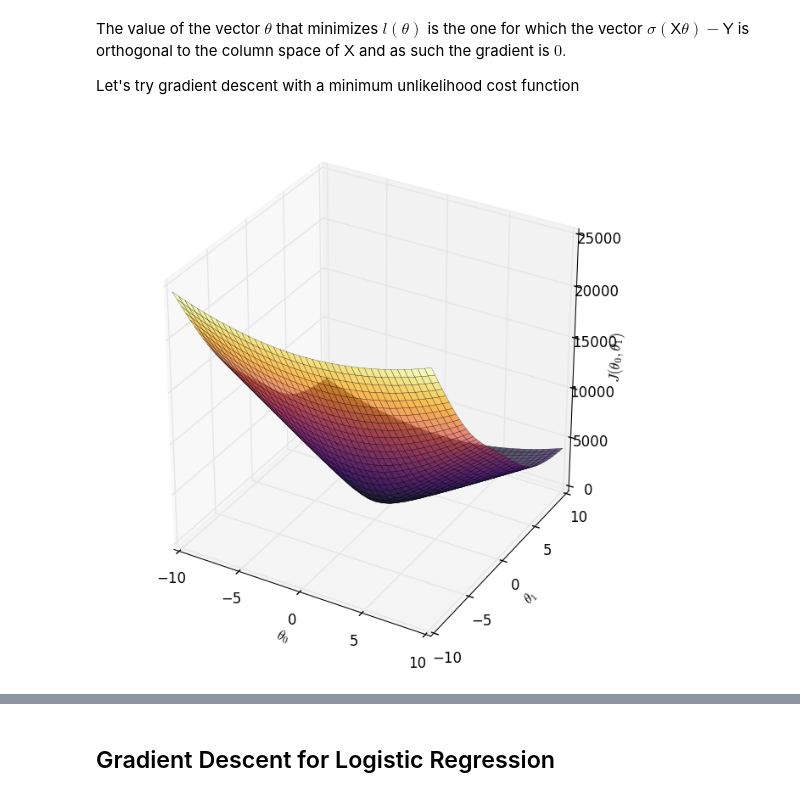
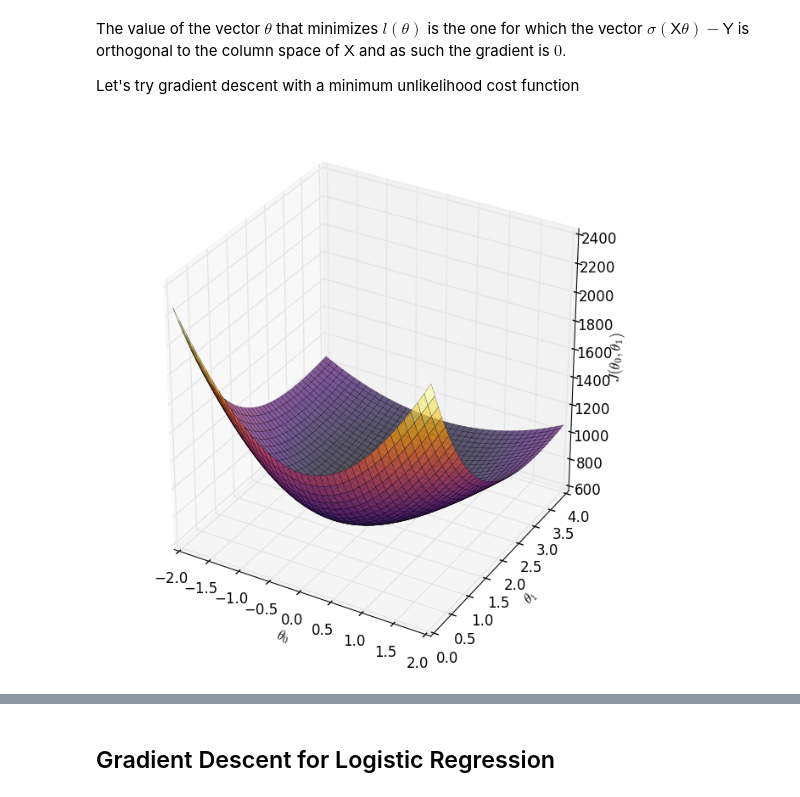
Before and after one commit to ztultrebor/Algorithms, a Jupyter notebook: ML/LogisticRegression.ipynb, the cells around one changed output, grey strips where cells are left out. Drawn from its saved outputs; the diff is of its cells as text; code cells hidden in the pictures.

Commit message:
chore: decrease range of MLE plots

```diff
--- a/ML/LogisticRegression.ipynb
+++ b/ML/LogisticRegression.ipynb
@@ -255,34 +255,34 @@ The value of the vector $\theta$ that minimizes $l(\theta)$ is the one for which
 Let's try gradient descent with a minimum unlikelihood cost function
 # %%
 n = 1001
-θ⁰ = linspace(-10, 10, n)
-θ¹ = linspace(-10, 10, n)
+θ⁰ = linspace(-2, 2, n)
+θ¹ = linspace(0, 4, n)
 
 x = repmat(θ⁰, 1, n)
 y = repmat(transpose(θ¹), n, 1)
 
 J = zeros(x)
 for i = 1:n
     for j = 1:n
         θ = [θ¹[j]; θ⁰[i]]
         J[i, j] = sum(log(1 + exp(X*θ))) - (transpose(Y)*X*θ)[1]
     end
 end
 
 using PyPlot
 fig = figure(figsize=(8,8))
 ax = axes()
 surf(x, y, J, rstride=25, cstride=25, cmap="inferno", linewidth=0.25, antialiased=true, alpha=0.67)
 
 xlabel(L"$\theta_0$")
 ylabel(L"$\theta_1$")
 zlabel(L"$J(\theta_0, \theta_1)$")
 
 ax[:spines]["top"][:set_color]("none")
 ax[:spines]["right"][:set_color]("none")
 ax[:xaxis][:set_ticks_position]("bottom")
 ax[:yaxis][:set_ticks_position]("left")
 # %% [output]
-[figure, old version]
+[figure, new version]
 # %%
 n = 101
```
Also changed, not shown: parts of 5 cells of this notebook.
